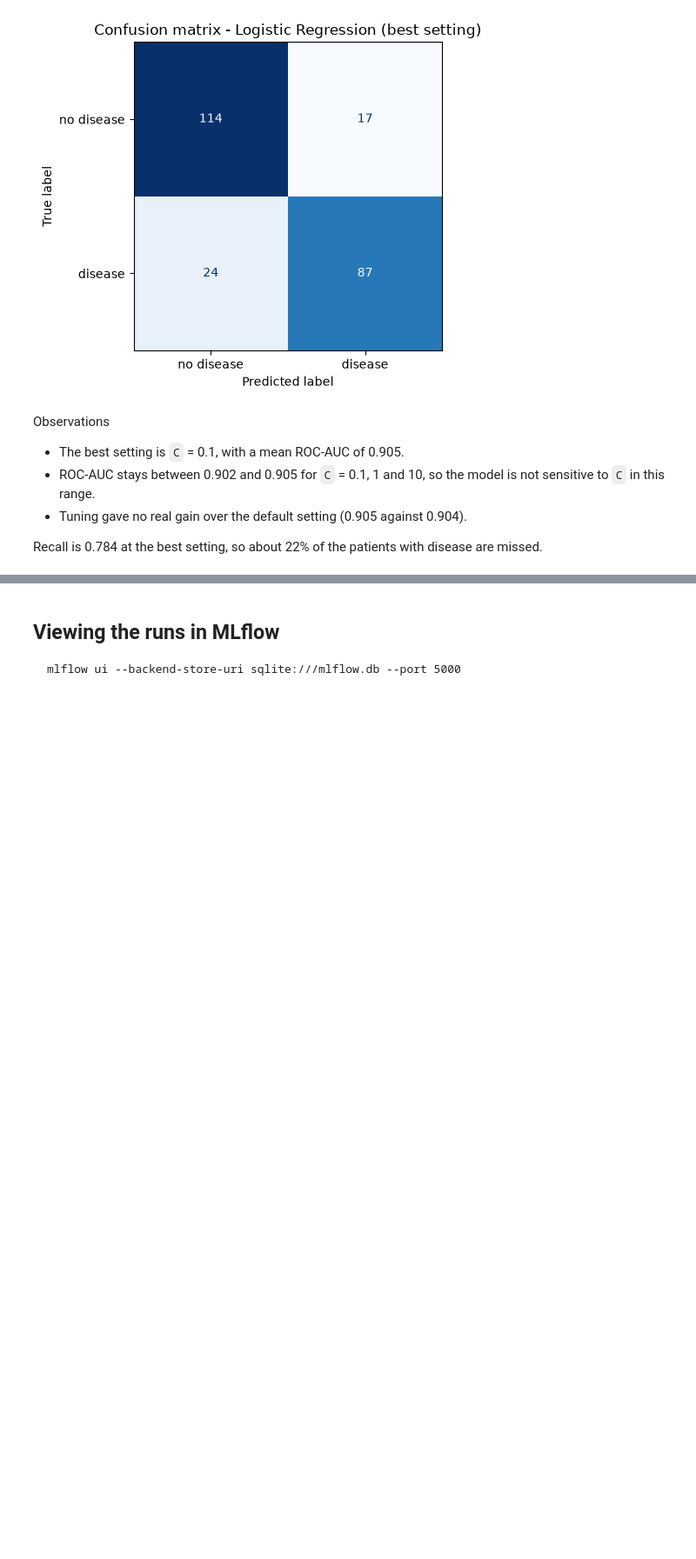
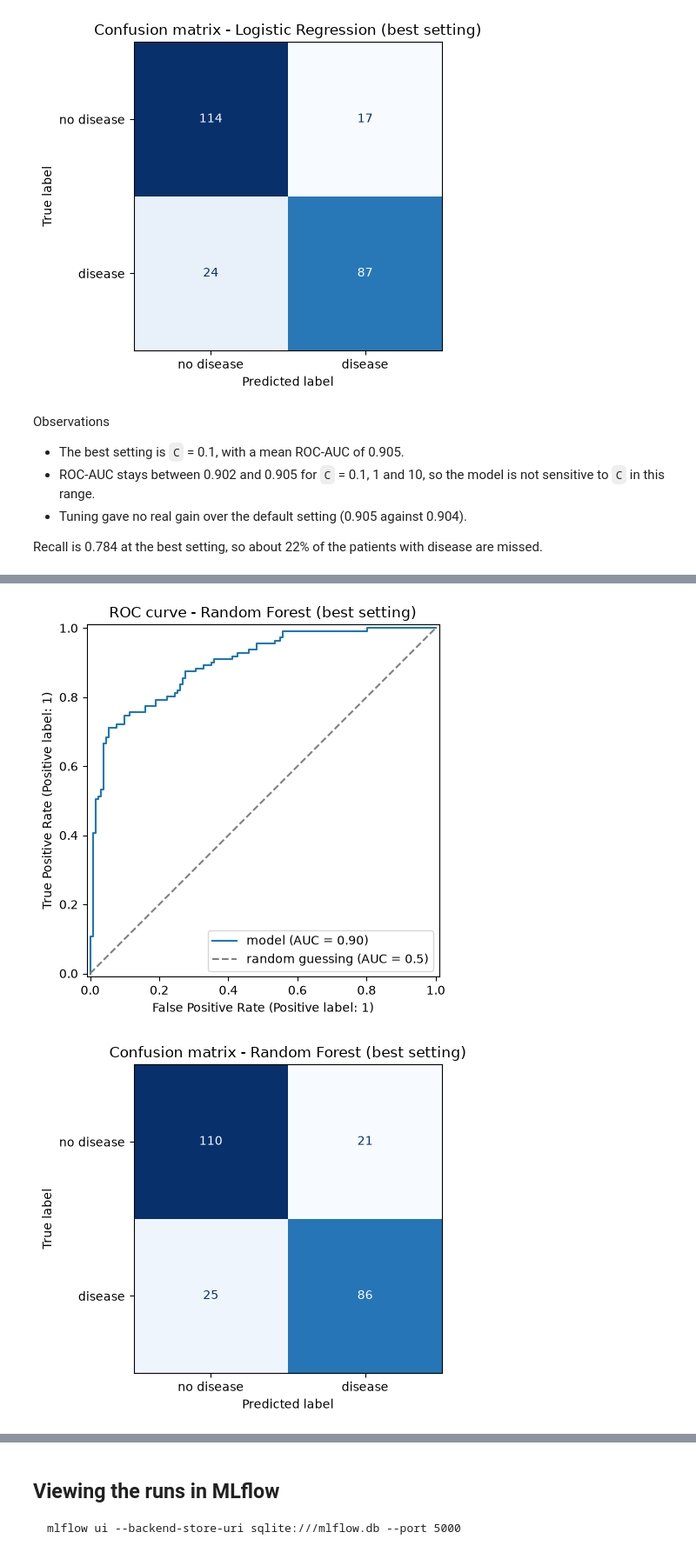
Before and after one commit to 2025ae05589/heart-disease-mlops, a Jupyter notebook: notebooks/02_model_development.ipynb, the cells around one changed output, grey strips where cells are left out. Shown at 87% size. Drawn from its saved outputs; the diff is of its cells as text; code cells hidden in the pictures; blank space fills up the shorter version.

Commit message:
Add Random Forest to notebook

```diff
--- a/notebooks/02_model_development.ipynb
+++ b/notebooks/02_model_development.ipynb
@@ -223,0 +233,17 @@ are missed.
+# %%
+model_name = "Random Forest"
+
+pipeline = make_pipeline(RandomForestClassifier(random_state=RANDOM_STATE))
+
+# each setting is written from the simplest value to the most complex
+grid = {
+    "model__max_depth": [3, 5, None],
+    "model__min_samples_leaf": [5, 3, 1],
+    "model__n_estimators": [100, 300],
+}
+# %%
+search = run_grid_search(pipeline, grid, X_train, y_train, folds)
+metrics_table = build_metrics_table(search)
+
+print("Combinations tried:", len(metrics_table))
+print("Best setting by ROC-AUC:", search.best_params_)
@@ -223,0 +253,4 @@ are missed.
+# %%
+# recorded in MLflow: a parent run for the model, a child run for each
+# combination, and the trained model of the best setting
+log_model_runs(model_name, pipeline, search, metrics_table, X_train, y_train, folds)
@@ -223,0 +297,11 @@ are missed.
+# %%
+# plots for the best setting, from the cross-validation predictions
+best_pipeline = clone(pipeline).set_params(**search.best_params_)
+probability = cross_val_probabilities(best_pipeline, X_train, y_train, folds)
+
+plot_roc_curve(y_train, probability, f"ROC curve - {model_name} (best setting)")
+plot_confusion_matrix(y_train, probability, f"Confusion matrix - {model_name} (best setting)")
+plt.show()
+# %% [output]
+[figure, added]
+[figure, added]
```
Also changed, not shown: parts of 8 cells of this notebook.
